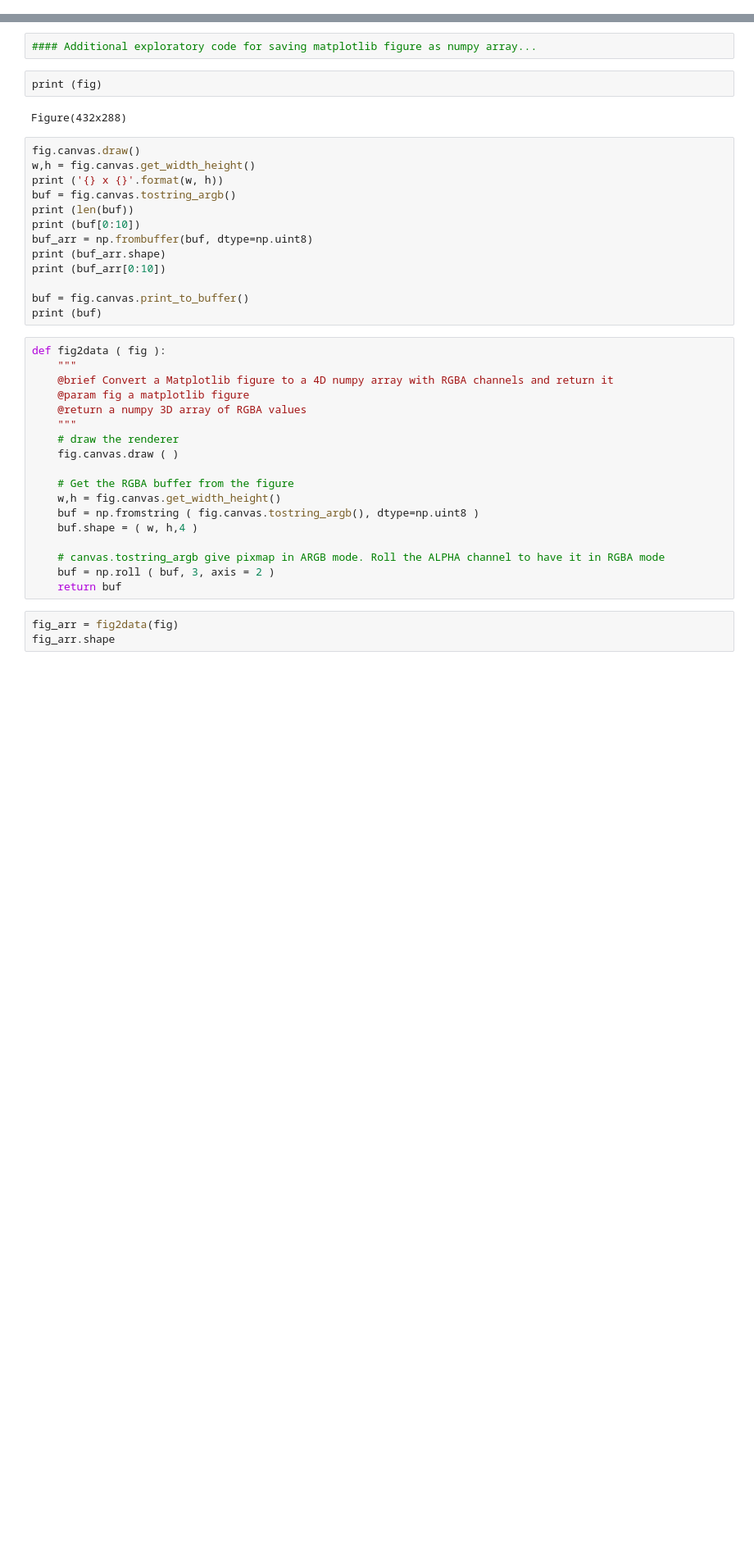
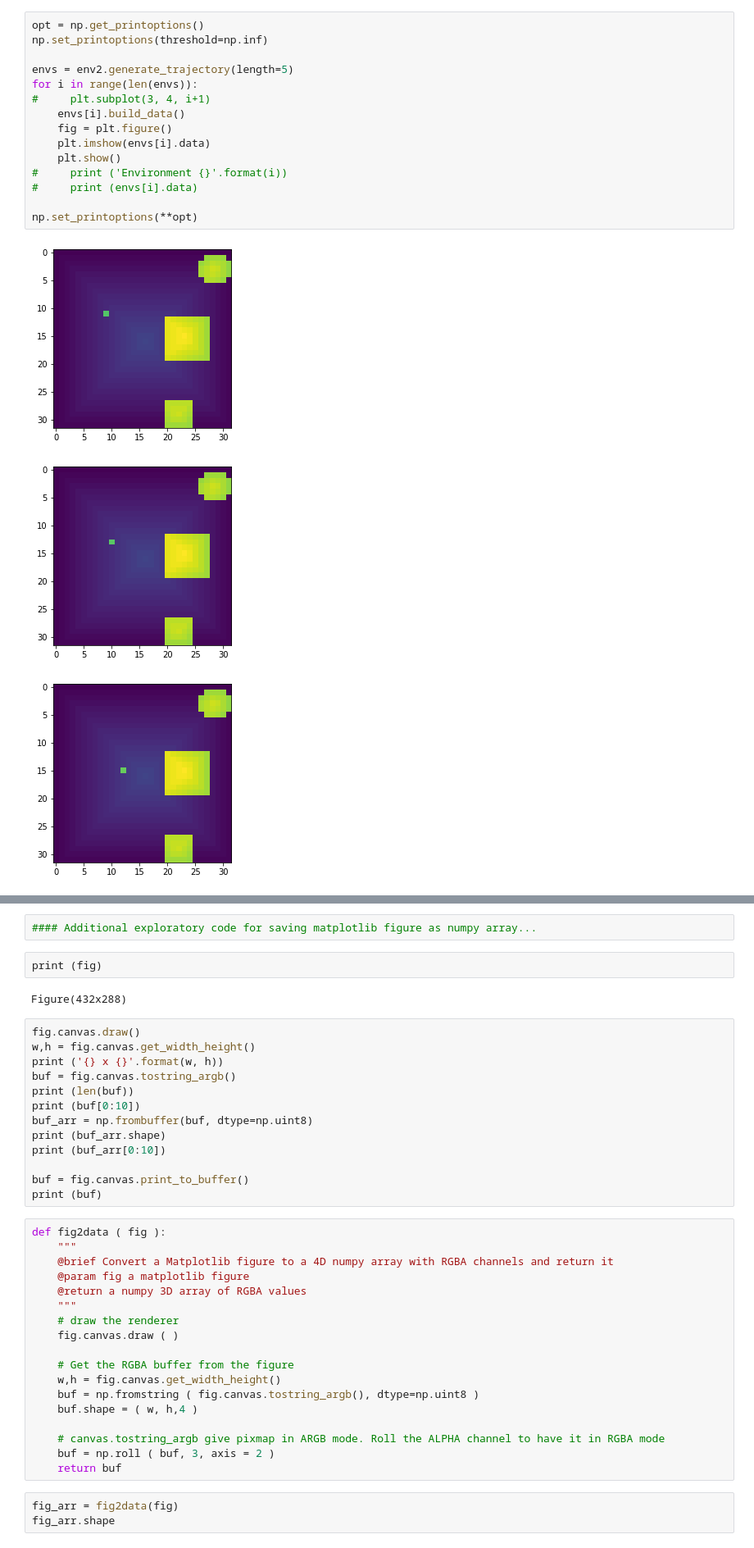
Before and after one commit to PradeepKadubandi/LSBMP-L2RRT, a Jupyter notebook: env-generation.ipynb, the cells around one changed output, grey strips where cells are left out. Shown: that part at 82% size. Drawn from its saved outputs; the diff is of its cells as text; blank space fills up the shorter version.

```diff
--- a/env-generation.ipynb
+++ b/env-generation.ipynb
@@ -104,0 +24,19 @@ env2.plot2()
+# %%
+opt = np.get_printoptions()
+np.set_printoptions(threshold=np.inf)
+
+envs = env2.generate_trajectory(length=5)
+for i in range(len(envs)):
+#     plt.subplot(3, 4, i+1)
+    envs[i].build_data()
+    fig = plt.figure()
+    plt.imshow(envs[i].data)
+    plt.show()
+#     print ('Environment {}'.format(i))
+#     print (envs[i].data)
+
+np.set_printoptions(**opt)
+# %% [output]
+[figure, added]
+[figure, added]
+[figure, added]
```
Also changed, not shown: parts of 9 cells of this notebook, 5 other files.
